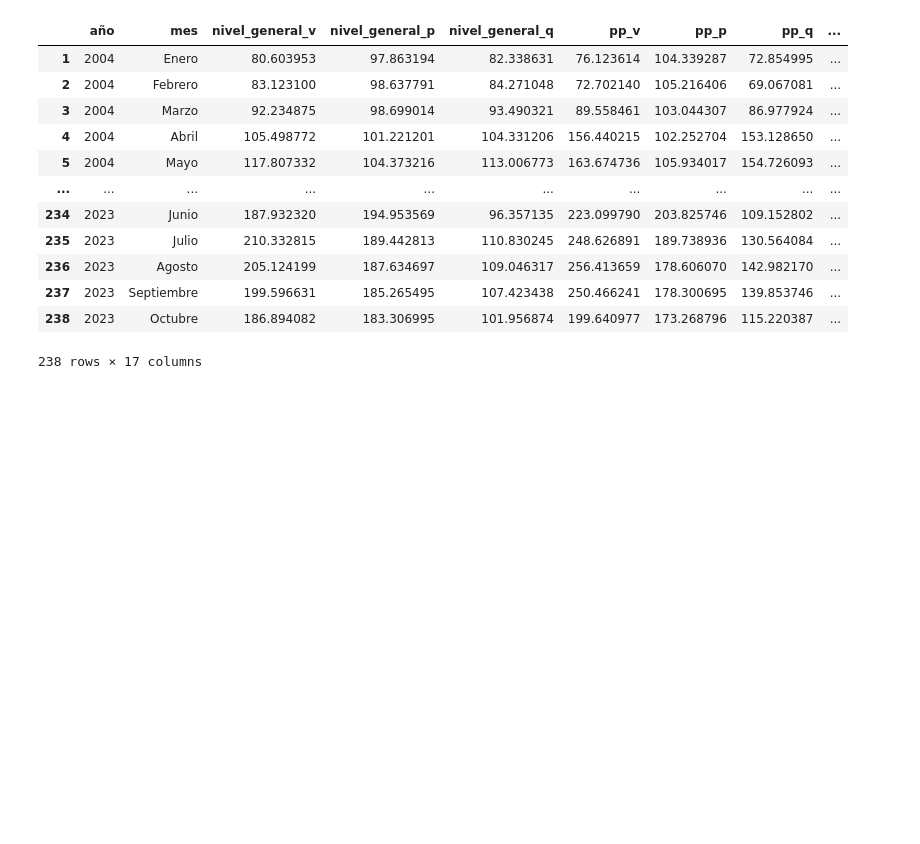
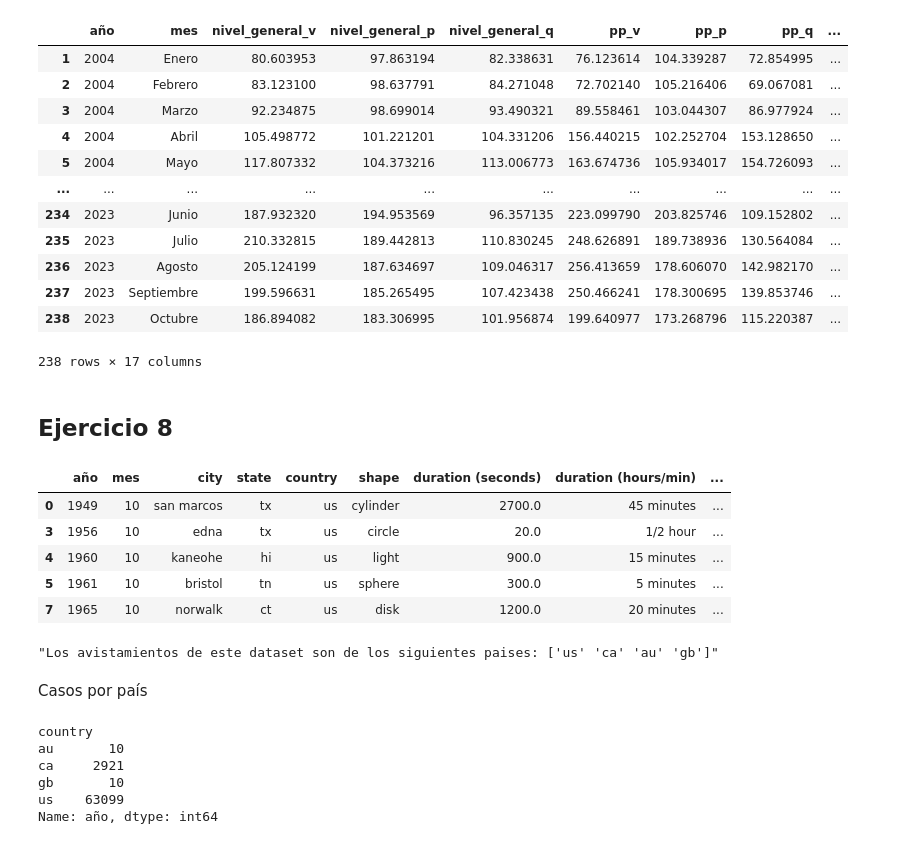
Before and after one commit to LucaGelmini/curso-python-indec, a Jupyter notebook: clase3/clase3.ipynb, the cells around one changed output. Cells and saved outputs as stored; diff of their text form; code cells hidden in the pictures; blank space fills up the shorter version.

Commit message:
ejercicios clase 3

```diff
--- a/clase3/clase3.ipynb
+++ b/clase3/clase3.ipynb
@@ -437,3 +479,47 @@ df_vpq_grubros
 | 237 | 2023 | Septiembre | 199.596631 | 185.265495 | 107.423438 | 250.466241 | 178.300695 | 139.853746 | ... |
 | 238 | 2023 | Octubre | 186.894082 | 183.306995 | 101.956874 | 199.640977 | 173.268796 | 115.220387 | ... |
 238 rows × 17 columns
+# %% [markdown]
+## Ejercicio 8
+# %%
+def agrega_columnas_año_mes(df: pd.DataFrame)->pd.DataFrame:
+    df.datetime = pd.to_datetime(df.datetime ,'coerce', format="%m/%d/%Y %H:%M")
+    df = df.dropna(subset="datetime",axis=0,how="any")
+    df.insert(0, "año", df.datetime.dt.year.astype(str))
+    df.insert(1, "mes", df.datetime.dt.month.astype(str))
+    return df
+
+ovni: pd.DataFrame = (
+    pd.read_csv("scrubbed.csv")
+    .pipe(agrega_columnas_año_mes)
+    .drop("datetime", axis=1)
+    .dropna()
+    .astype({"latitude":"float","longitude ":"float","duration (seconds)":"float"})
+)
+
+ovni.to_csv("ovni.csv", index=False)
+# %%
+ovni.head()
+# %% [output]
+|  | año | mes | city | state | country | shape | duration (seconds) | duration (hours/min) | ... |
+| 0 | 1949 | 10 | san marcos | tx | us | cylinder | 2700.0 | 45 minutes | ... |
+| 3 | 1956 | 10 | edna | tx | us | circle | 20.0 | 1/2 hour | ... |
+| 4 | 1960 | 10 | kaneohe | hi | us | light | 900.0 | 15 minutes | ... |
+| 5 | 1961 | 10 | bristol | tn | us | sphere | 300.0 | 5 minutes | ... |
+| 7 | 1965 | 10 | norwalk | ct | us | disk | 1200.0 | 20 minutes | ... |
+# %%
+
+f"Los avistamientos de este dataset son de los siguientes paises: {ovni.country.unique()}"
+# %% [output]
+"Los avistamientos de este dataset son de los siguientes paises: ['us' 'ca' 'au' 'gb']"
+# %% [markdown]
+Casos por país
+# %%
+ovni.groupby("country").count()["año"]
+# %% [output]
+country
+au       10
+ca     2921
+gb       10
+us    63099
+Name: año, dtype: int64
```
Also changed, not shown: parts of 7 cells of this notebook, 9 other files.
